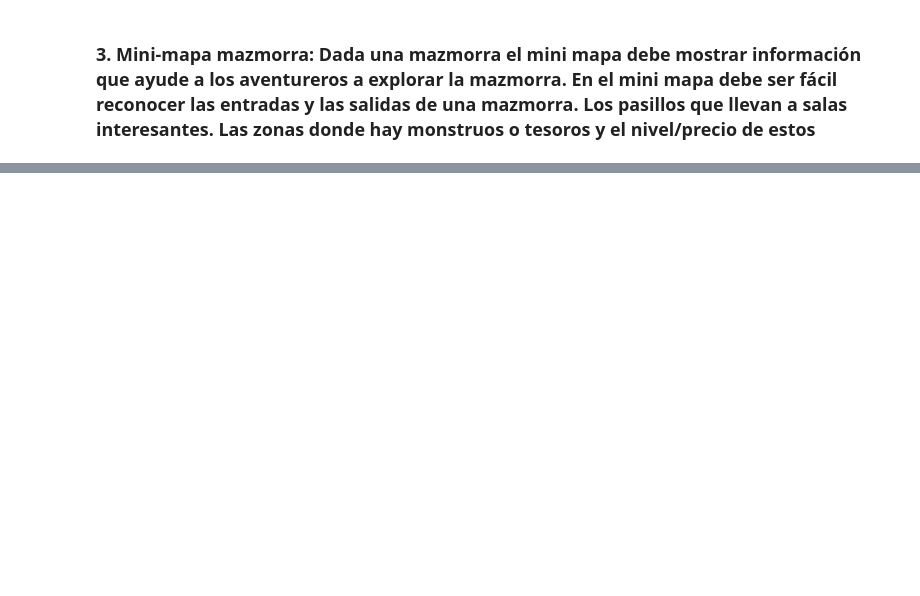
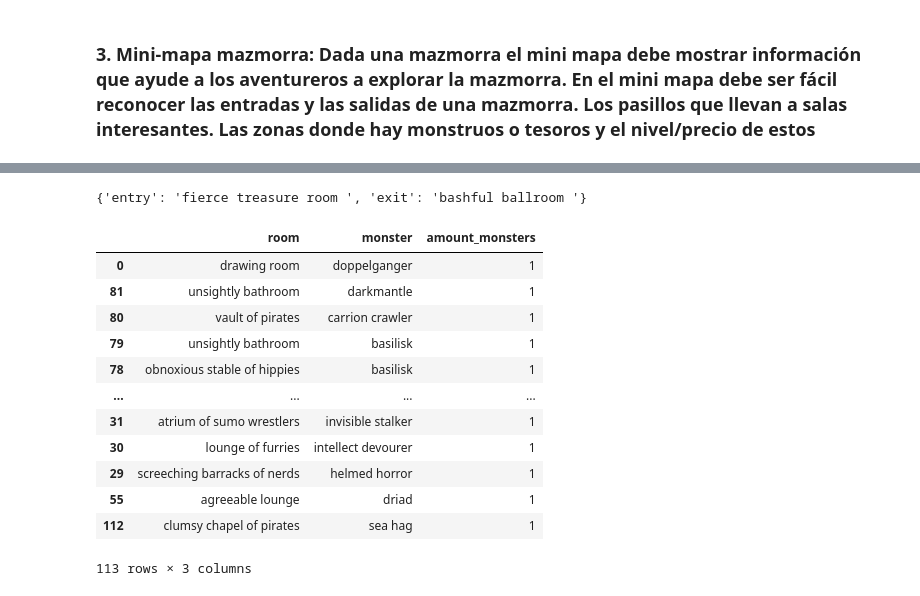
Before and after one commit to Pabloo22/bbdd_ii_practica, a Jupyter notebook: neo4j/sources/visualization.ipynb, the cells around one changed output, grey strips where cells are left out. Drawn from its saved outputs; the diff is of its cells as text; code cells hidden in the pictures; blank space fills up the shorter version.

```diff
--- a/neo4j/sources/visualization.ipynb
+++ b/neo4j/sources/visualization.ipynb
@@ -33,0 +230,20 @@ nx.draw(G, with_labels=True, pos=pos, font_size=10)
+# %%
+entry_exit
+# %% [output]
+{'entry': 'fierce treasure room ', 'exit': 'bashful ballroom '}
+# %%
+monsters.sort_values('amount_monsters')
+# %% [output]
+|  | room | monster | amount_monsters |
+| 0 | drawing room | doppelganger | 1 |
+| 81 | unsightly bathroom | darkmantle | 1 |
+| 80 | vault of pirates | carrion crawler | 1 |
+| 79 | unsightly bathroom | basilisk | 1 |
+| 78 | obnoxious stable of hippies | basilisk | 1 |
+| ... | ... | ... | ... |
+| 31 | atrium of sumo wrestlers | invisible stalker | 1 |
+| 30 | lounge of furries | intellect devourer | 1 |
+| 29 | screeching barracks of nerds | helmed horror | 1 |
+| 55 | agreeable lounge | driad | 1 |
+| 112 | clumsy chapel of pirates | sea hag | 1 |
+113 rows × 3 columns
```
Also changed, not shown: parts of 11 cells of this notebook.
